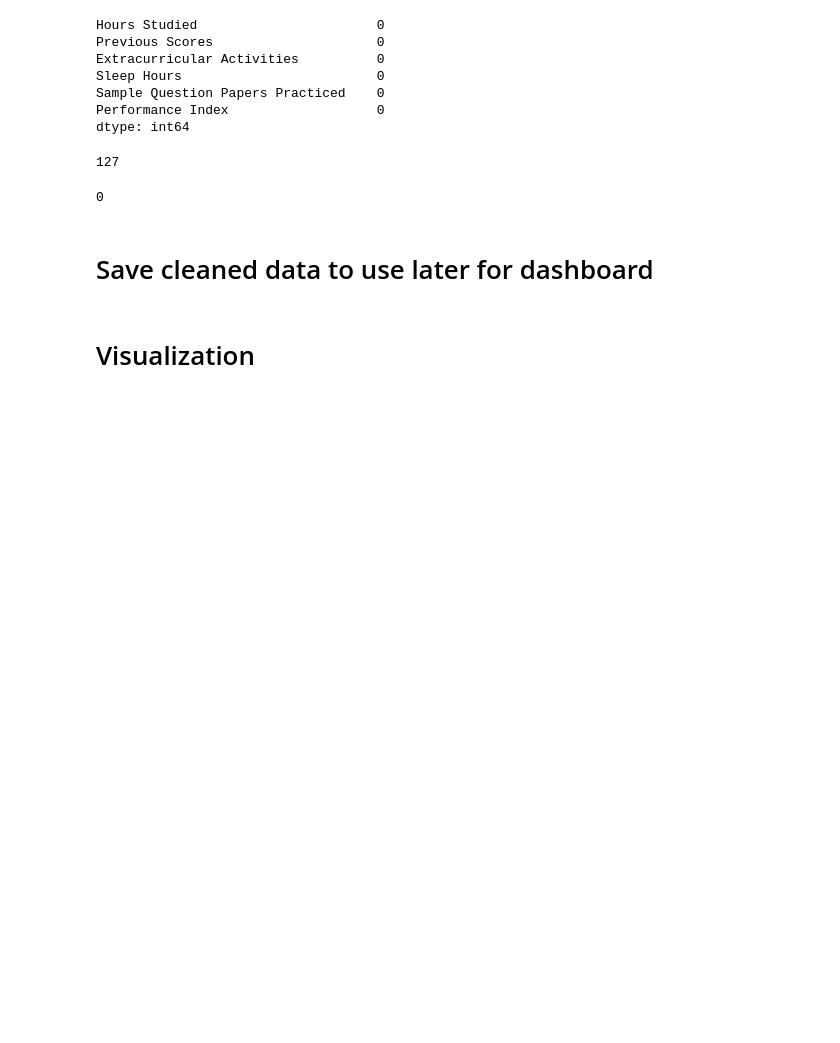
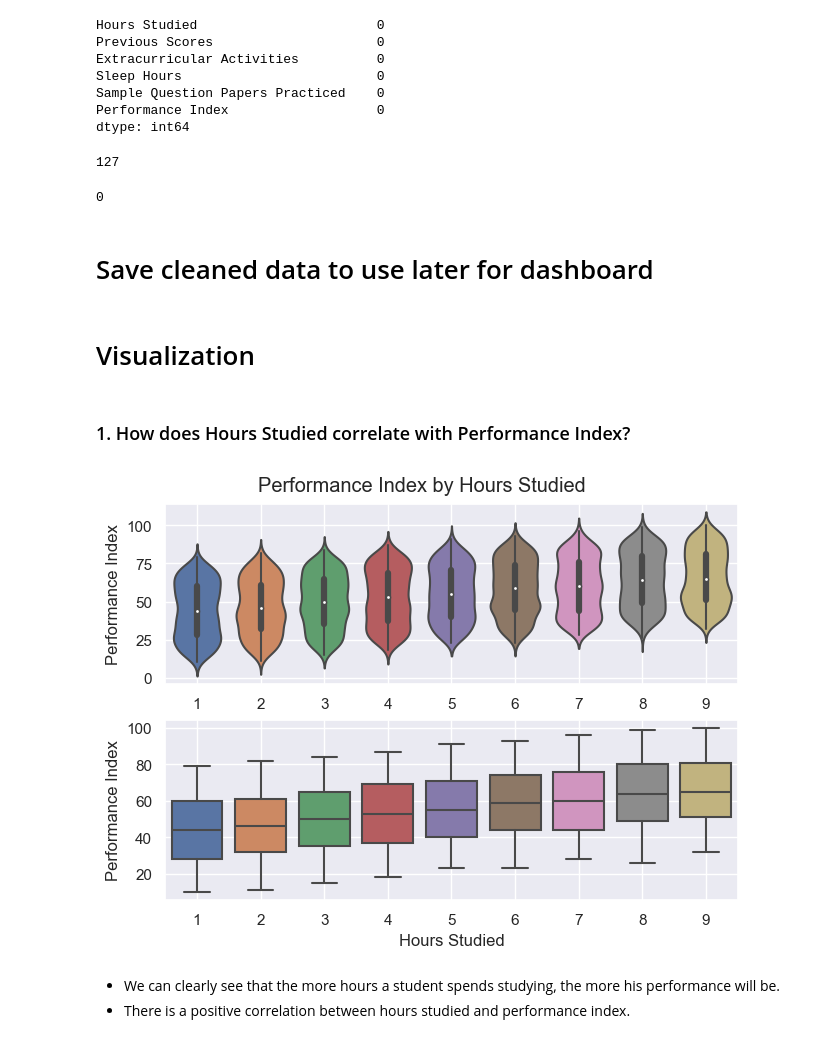
Before and after one commit to mo-chabane-tech/Data-Notebooks-And-Dashboards, a Jupyter notebook: Student Performance/Notebook.ipynb, the cells around one changed output. Cells and saved outputs as stored; diff of their text form; code cells hidden in the pictures; blank space fills up the shorter version.

Commit message:
feat: visualize performance index by hours studied.

```diff
--- a/Student Performance/Notebook.ipynb
+++ b/Student Performance/Notebook.ipynb
@@ -86,3 +86,21 @@ df.duplicated().sum()
 # df.to_csv("student performance cleaned.csv")
 # %% [markdown]
 # Visualization
+# %% [markdown]
+### 1. How does Hours Studied correlate with Performance Index?
+# %%
+fig, ax = plt.subplots(2, 1, constrained_layout=True)
+sns.set_theme("notebook")
+sns.set_style("dark")
+sns.violinplot(data=df, x="Hours Studied", y="Performance Index", ax=ax[0])
+sns.boxplot(data=df, x="Hours Studied", y="Performance Index", ax=ax[1])
+ax[0].grid()
+ax[0].set_xlabel("")
+ax[1].grid()
+fig.suptitle("Performance Index by Hours Studied")
+plt.show()
+# %% [output]
+[figure, added]
+# %% [markdown]
+- We can clearly see that the more hours a student spends studying, the more his performance will be.
+- There is a positive correlation between hours studied and performance index.
```
